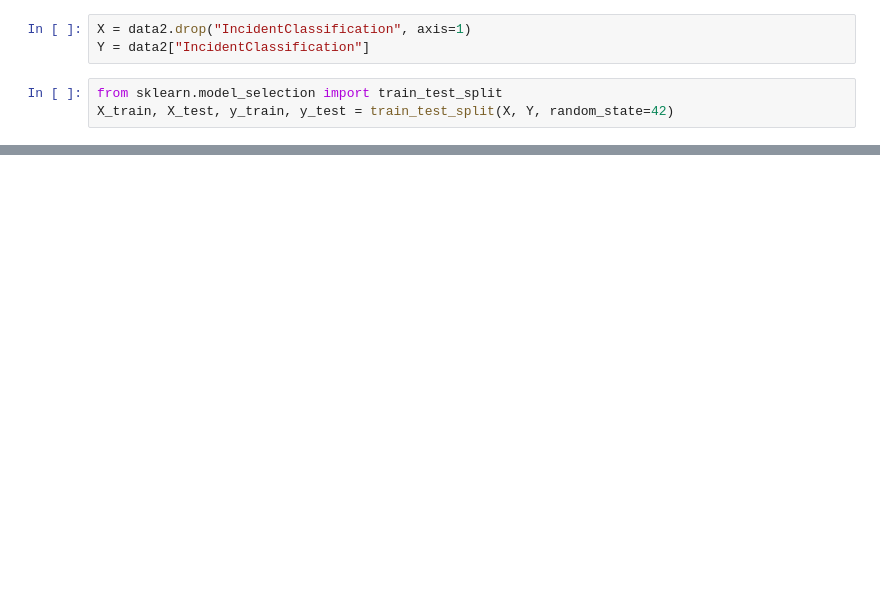
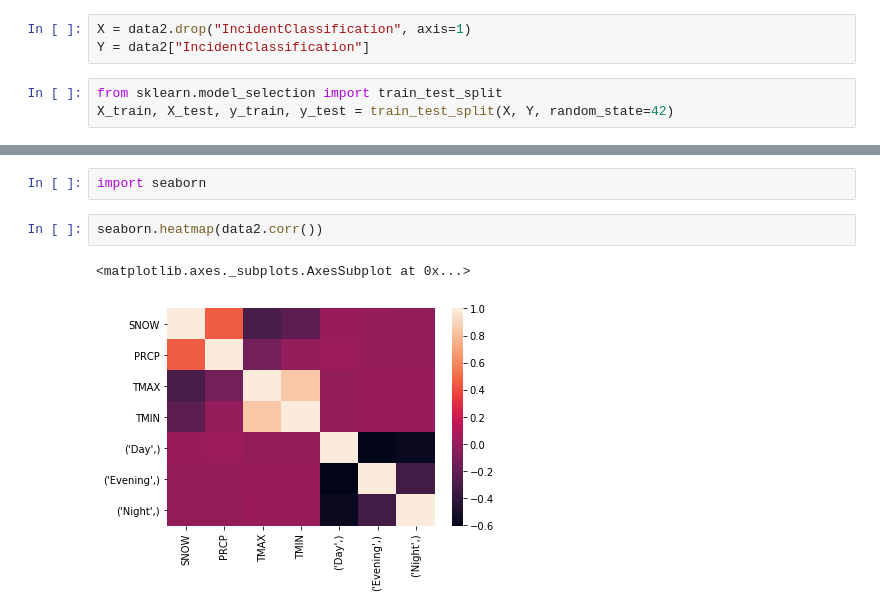
Before and after one commit to kristine848/FinalProject, a Jupyter notebook: FinalPythonCleaning.ipynb, the cells around one changed output, grey strips where cells are left out. Saved outputs shown, nothing was run; the diff lists cells and outputs as text; blank space fills up the shorter version.

```diff
--- a/FinalPythonCleaning.ipynb
+++ b/FinalPythonCleaning.ipynb
@@ -417,0 +436,7 @@ X_train, X_test, y_train, y_test = train_test_split(X, Y, random_state=42)
+# %%
+import seaborn
+# %%
+seaborn.heatmap(data2.corr())
+# %% [output]
+<matplotlib.axes._subplots.AxesSubplot at 0x...>
+[figure, added]
```
Also changed, not shown: parts of 21 cells of this notebook, 1 other file.
